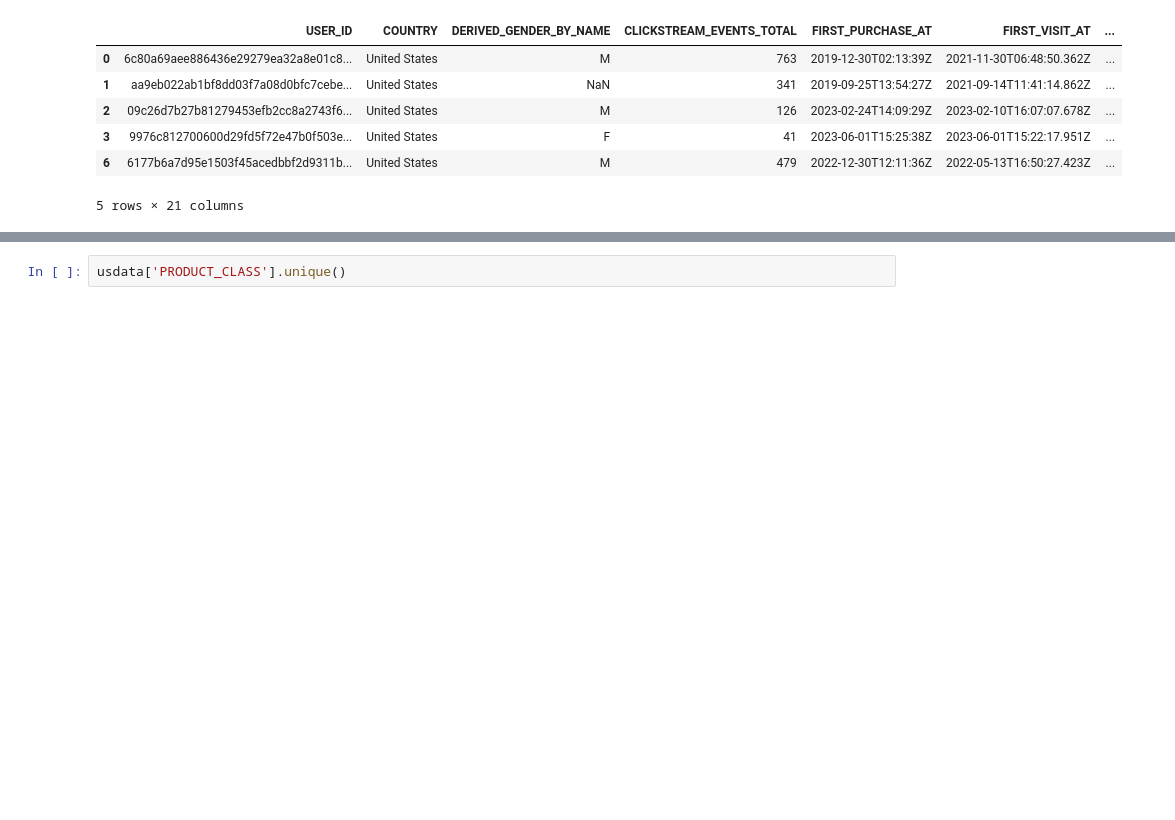
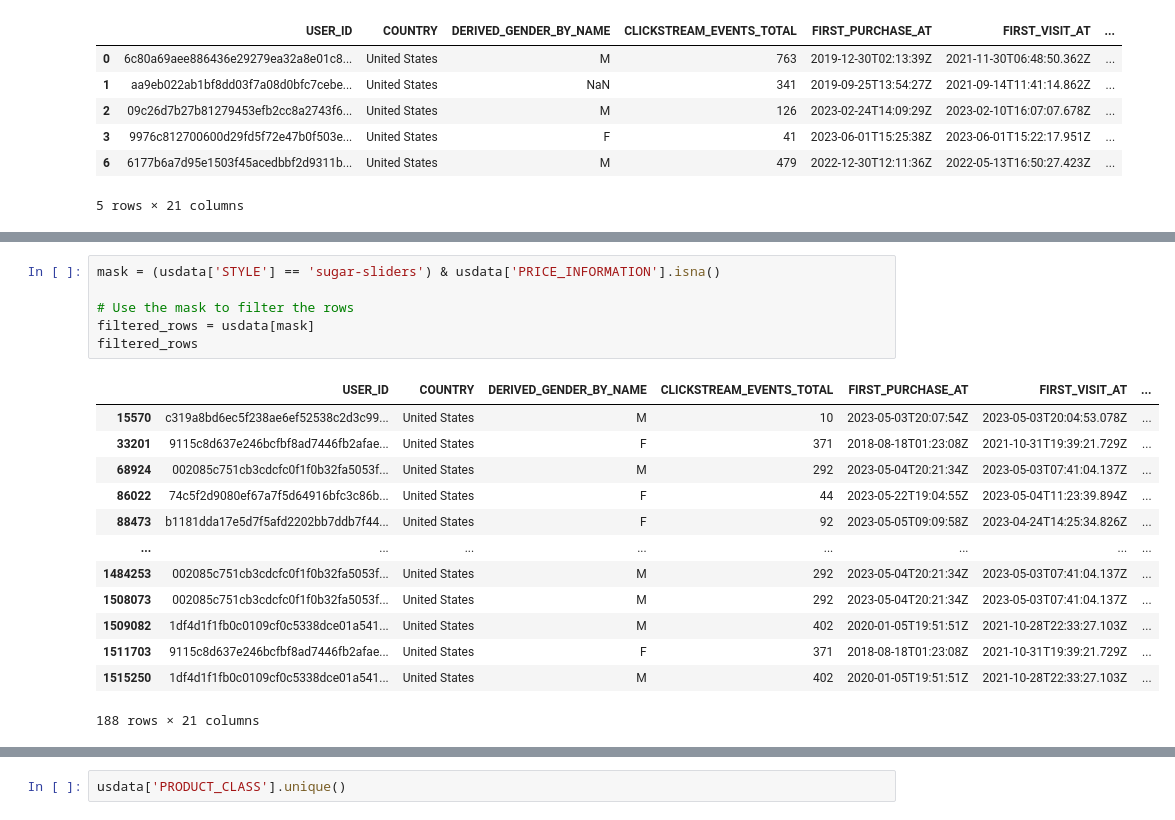
Before and after one commit to wildd96/all-recsys, a Jupyter notebook: eda.ipynb, the cells around one changed output, grey strips where cells are left out. Drawn from its saved outputs; the diff is of its cells as text; blank space fills up the shorter version.

```diff
--- a/eda.ipynb
+++ b/eda.ipynb
@@ -96,0 +152,20 @@ usdata.head()
+# %%
+mask = (usdata['STYLE'] == 'sugar-sliders') & usdata['PRICE_INFORMATION'].isna()
+
+# Use the mask to filter the rows
+filtered_rows = usdata[mask]
+filtered_rows
+# %% [output]
+|  | USER_ID | COUNTRY | DERIVED_GENDER_BY_NAME | CLICKSTREAM_EVENTS_TOTAL | FIRST_PURCHASE_AT | FIRST_VISIT_AT | ... |
+| 15570 | c319a8bd6ec5f238ae6ef52538c2d3c99... | United States | M | 10 | 2023-05-03T20:07:54Z | 2023-05-03T20:04:53.078Z | ... |
+| 33201 | 9115c8d637e246bcfbf8ad7446fb2afae... | United States | F | 371 | 2018-08-18T01:23:08Z | 2021-10-31T19:39:21.729Z | ... |
+| 68924 | 002085c751cb3cdcfc0f1f0b32fa5053f... | United States | M | 292 | 2023-05-04T20:21:34Z | 2023-05-03T07:41:04.137Z | ... |
+| 86022 | 74c5f2d9080ef67a7f5d64916bfc3c86b... | United States | F | 44 | 2023-05-22T19:04:55Z | 2023-05-04T11:23:39.894Z | ... |
+| 88473 | b1181dda17e5d7f5afd2202bb7ddb7f44... | United States | F | 92 | 2023-05-05T09:09:58Z | 2023-04-24T14:25:34.826Z | ... |
+| ... | ... | ... | ... | ... | ... | ... | ... |
+| 1484253 | 002085c751cb3cdcfc0f1f0b32fa5053f... | United States | M | 292 | 2023-05-04T20:21:34Z | 2023-05-03T07:41:04.137Z | ... |
+| 1508073 | 002085c751cb3cdcfc0f1f0b32fa5053f... | United States | M | 292 | 2023-05-04T20:21:34Z | 2023-05-03T07:41:04.137Z | ... |
+| 1509082 | 1df4d1f1fb0c0109cf0c5338dce01a541... | United States | M | 402 | 2020-01-05T19:51:51Z | 2021-10-28T22:33:27.103Z | ... |
+| 1511703 | 9115c8d637e246bcfbf8ad7446fb2afae... | United States | F | 371 | 2018-08-18T01:23:08Z | 2021-10-31T19:39:21.729Z | ... |
+| 1515250 | 1df4d1f1fb0c0109cf0c5338dce01a541... | United States | M | 402 | 2020-01-05T19:51:51Z | 2021-10-28T22:33:27.103Z | ... |
+188 rows × 21 columns
```
Also changed, not shown: parts of 16 cells of this notebook.
